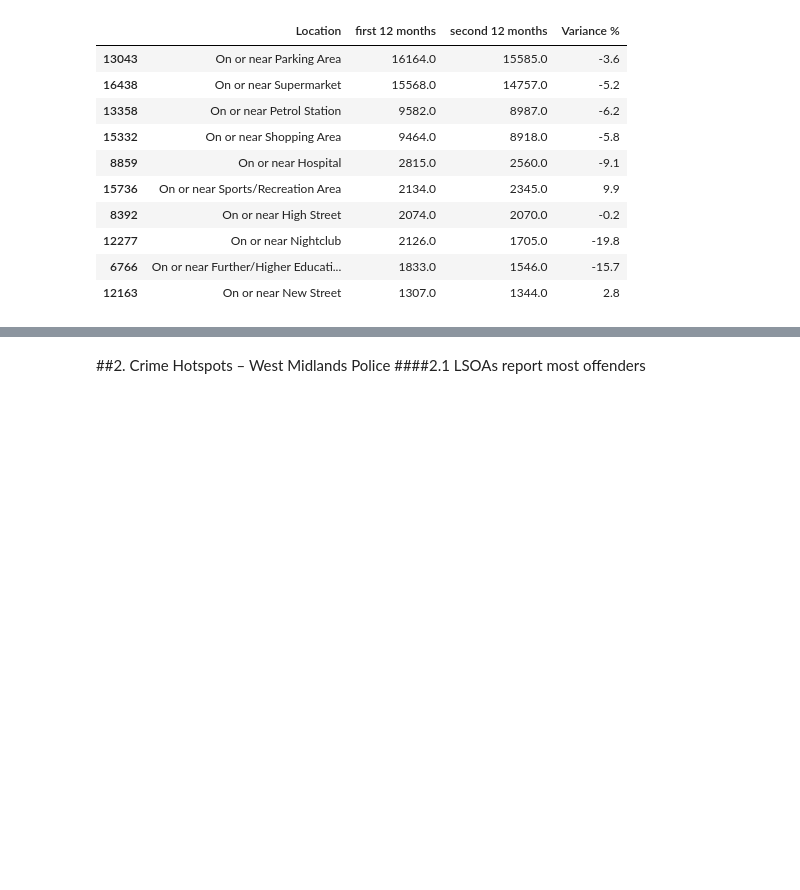
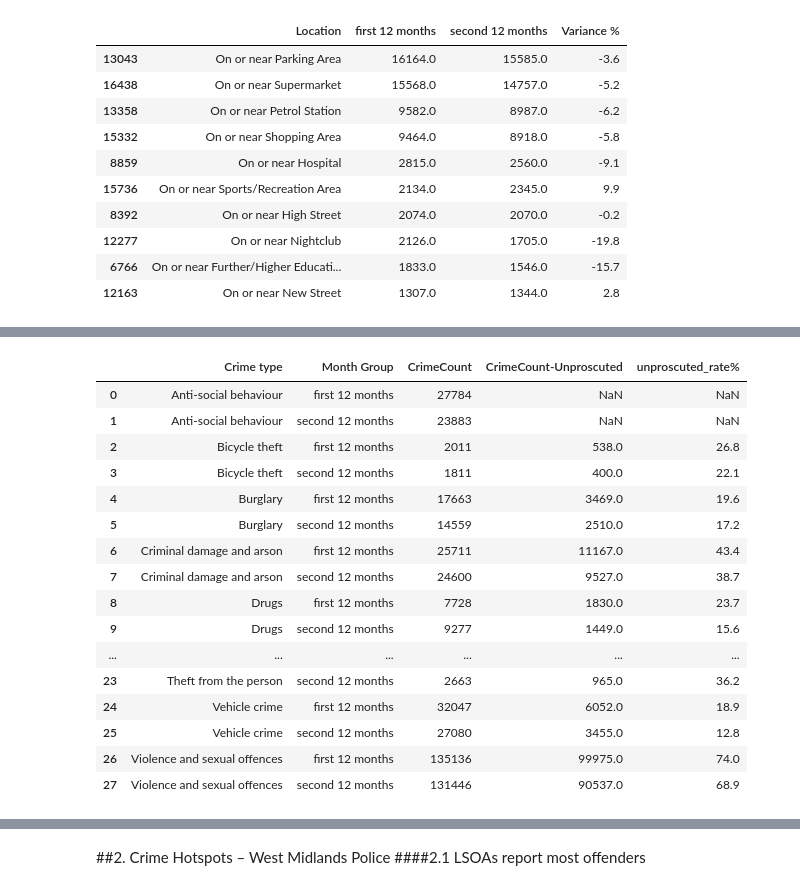
Before and after one commit to zhangwiki86-soton/L7---Data-Analysis-and-Visualisation, a Jupyter notebook: main_analysis.ipynb, the cells around one changed output, grey strips where cells are left out. Saved outputs shown, nothing was run; the diff lists cells and outputs as text; code cells hidden in the pictures; blank space fills up the shorter version.

```diff
--- a/main_analysis.ipynb
+++ b/main_analysis.ipynb
@@ -553,0 +622,32 @@ crime_counts_pivot2.sort_values(by=["second 12 months"],ascending=False).head(10
+# %%
+Outcome=['Unable to prosecute suspect']
+Police=['West Midlands Police']
+
+filtered_data_a = DataMerge[DataMerge['Reported by'].isin(Police)]
+filtered_data_b= DataMerge[DataMerge['Last outcome category'].isin(Outcome) & DataMerge['Reported by'].isin(Police)]
+
+crime_counts_type_a = filtered_data_a.groupby(['Crime type', 'Month Group']).size().reset_index(name='CrimeCount')
+crime_counts_type_b = filtered_data_b.groupby(['Crime type', 'Month Group']).size().reset_index(name='CrimeCount-Unproscuted')
+
+unproscuted_rate1 = pd.merge(crime_counts_type_a, crime_counts_type_b, on=['Crime type', 'Month Group'], how='left')
+unproscuted_rate1['unproscuted_rate%'] = (unproscuted_rate1['CrimeCount-Unproscuted'] / unproscuted_rate1['CrimeCount'].astype(float)) * 100
+unproscuted_rate1['unproscuted_rate%'] = unproscuted_rate1['unproscuted_rate%'].round(1)
+unproscuted_rate1.sort_values(by=["Crime type"],ascending=True)
+# %% [output]
+|  | Crime type | Month Group | CrimeCount | CrimeCount-Unproscuted | unproscuted_rate% |
+| 0 | Anti-social behaviour | first 12 months | 27784 | NaN | NaN |
+| 1 | Anti-social behaviour | second 12 months | 23883 | NaN | NaN |
+| 2 | Bicycle theft | first 12 months | 2011 | 538.0 | 26.8 |
+| 3 | Bicycle theft | second 12 months | 1811 | 400.0 | 22.1 |
+| 4 | Burglary | first 12 months | 17663 | 3469.0 | 19.6 |
+| 5 | Burglary | second 12 months | 14559 | 2510.0 | 17.2 |
+| 6 | Criminal damage and arson | first 12 months | 25711 | 11167.0 | 43.4 |
+| 7 | Criminal damage and arson | second 12 months | 24600 | 9527.0 | 38.7 |
+| 8 | Drugs | first 12 months | 7728 | 1830.0 | 23.7 |
+| 9 | Drugs | second 12 months | 9277 | 1449.0 | 15.6 |
+| ... | ... | ... | ... | ... | ... |
+| 23 | Theft from the person | second 12 months | 2663 | 965.0 | 36.2 |
+| 24 | Vehicle crime | first 12 months | 32047 | 6052.0 | 18.9 |
+| 25 | Vehicle crime | second 12 months | 27080 | 3455.0 | 12.8 |
+| 26 | Violence and sexual offences | first 12 months | 135136 | 99975.0 | 74.0 |
+| 27 | Violence and sexual offences | second 12 months | 131446 | 90537.0 | 68.9 |
```
Also changed, not shown: parts of 24 cells of this notebook.
